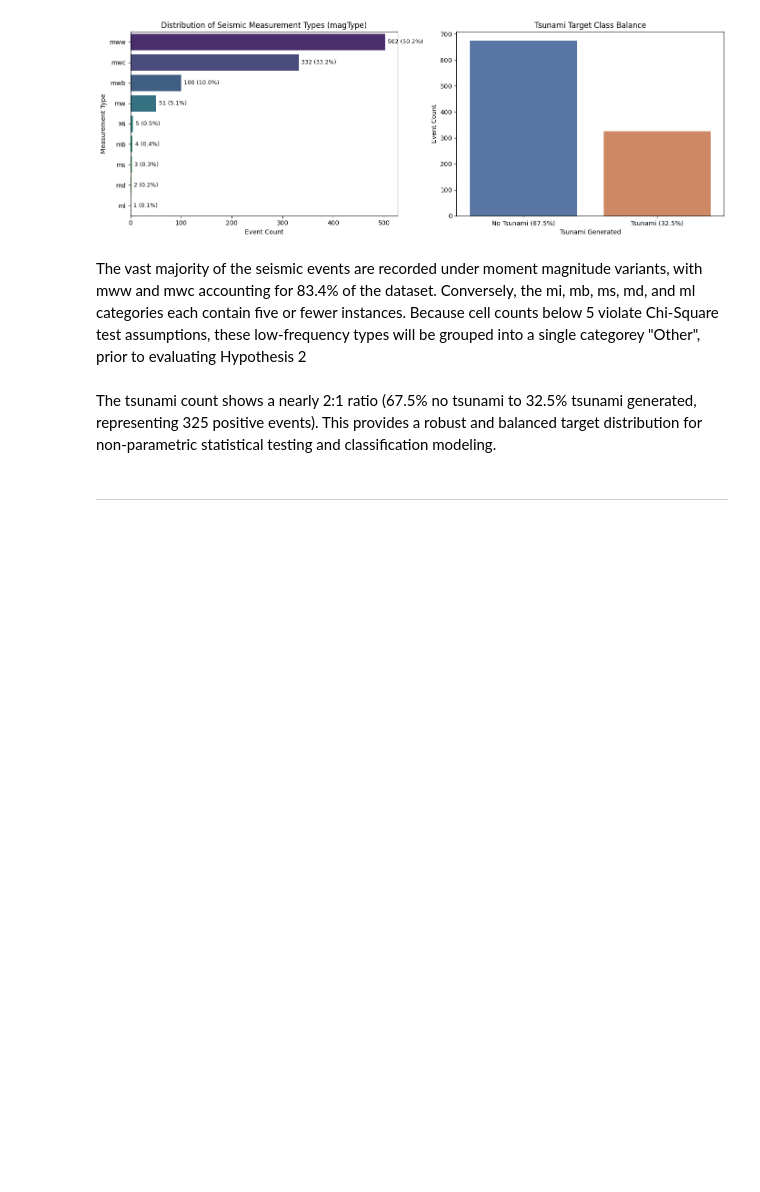
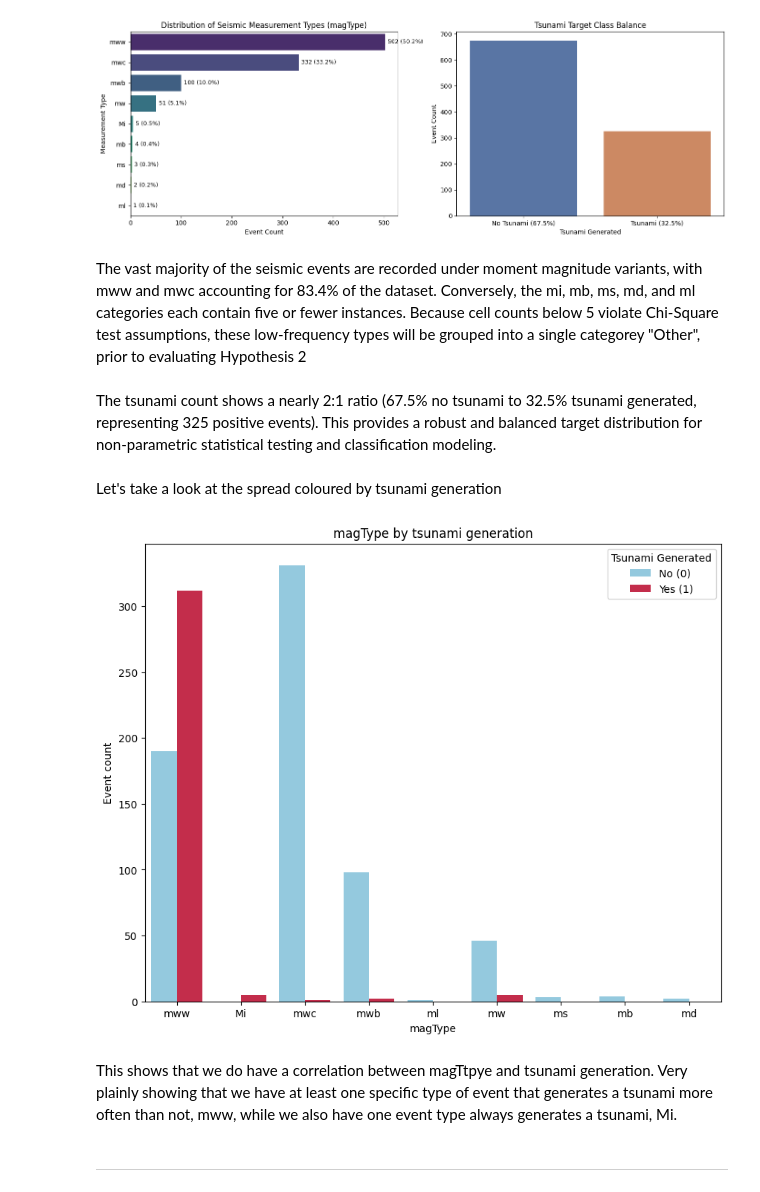
Before and after one commit to 13NateMate37/NHastings_Earthquake_Analysis_CI_Capstone_2, a Jupyter notebook: jupyter_notebooks/2_EDA.ipynb, the cells around one changed output. Saved outputs shown, nothing was run; the diff lists cells and outputs as text; code cells hidden in the pictures; blank space fills up the shorter version.

```diff
--- a/jupyter_notebooks/2_EDA.ipynb
+++ b/jupyter_notebooks/2_EDA.ipynb
@@ -305,5 +306,27 @@ Passing `palette` without assigning `hue` is deprecated and will be removed in v
 The vast majority of the seismic events are recorded under moment magnitude variants, with mww and mwc accounting for 83.4% of the dataset. Conversely, the mi, mb, ms, md, and ml categories each contain five or fewer instances. Because cell counts below 5 violate Chi-Square test assumptions, these low-frequency types will be grouped into a single categorey "Other", prior to evaluating Hypothesis 2
 # %% [markdown]
 The tsunami count shows a nearly 2:1 ratio (67.5% no tsunami to 32.5% tsunami generated, representing 325 positive events). This provides a robust and balanced target distribution for non-parametric statistical testing and classification modeling.
+# %% [markdown]
+Let's take a look at the spread coloured by tsunami generation
+# %%
+plt.figure(figsize=(10, 8))
+
+sns.countplot(
+    data=df_clean,
+    x="magType",
+    hue="tsunami",
+    palette={0: "skyblue", 1: "crimson"},
+)
+
+plt.title("magType by tsunami generation")
+plt.xlabel("magType")
+plt.ylabel("Event count")
+plt.legend(title="Tsunami Generated", labels=["No (0)", "Yes (1)"])
+
+plt.show()
+# %% [output]
+[figure, added]
+# %% [markdown]
+This shows that we do have a correlation between magTtpye and tsunami generation. Very plainly showing that we have at least one specific type of event that generates a tsunami more often than not, mww, while we also have one event type always generates a tsunami, Mi.
 # %% [markdown]
 ---
```
Also changed, not shown: parts of 7 cells of this notebook, 1 other file.
